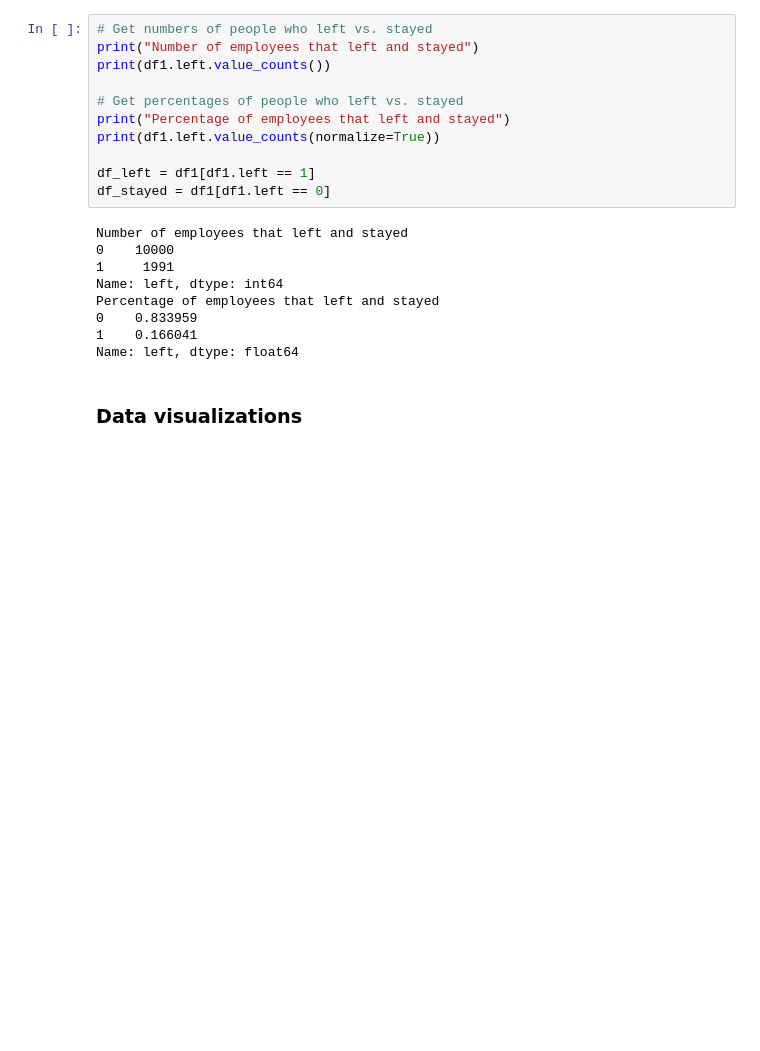
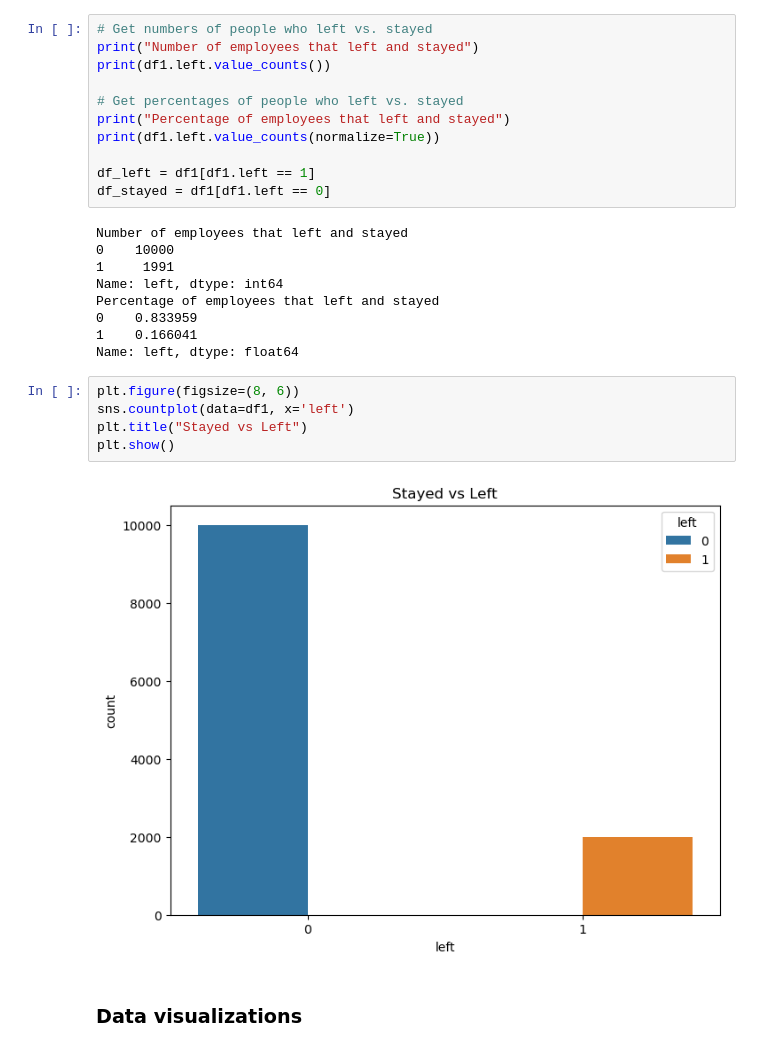
Before and after one commit to J-David-Baxter/Employee-Turnover-Analysis, a Jupyter notebook: Activity_ Course 7 Salifort Motors project lab.ipynb, the cells around one changed output. Drawn from its saved outputs; the diff is of its cells as text; blank space fills up the shorter version.

```diff
--- a/Activity_ Course 7 Salifort Motors project lab.ipynb
+++ b/Activity_ Course 7 Salifort Motors project lab.ipynb
@@ -289,6 +289,13 @@ Percentage of employees that left and stayed
 0    0.833959
 1    0.166041
 Name: left, dtype: float64
+# %%
+plt.figure(figsize=(8, 6))
+sns.countplot(data=df1, x='left')
+plt.title("Stayed vs Left")
+plt.show()
+# %% [output]
+[figure, added]
 # %% [markdown]
 ### Data visualizations
 # %% [markdown]
```
Also changed, not shown: parts of 17 cells of this notebook.
